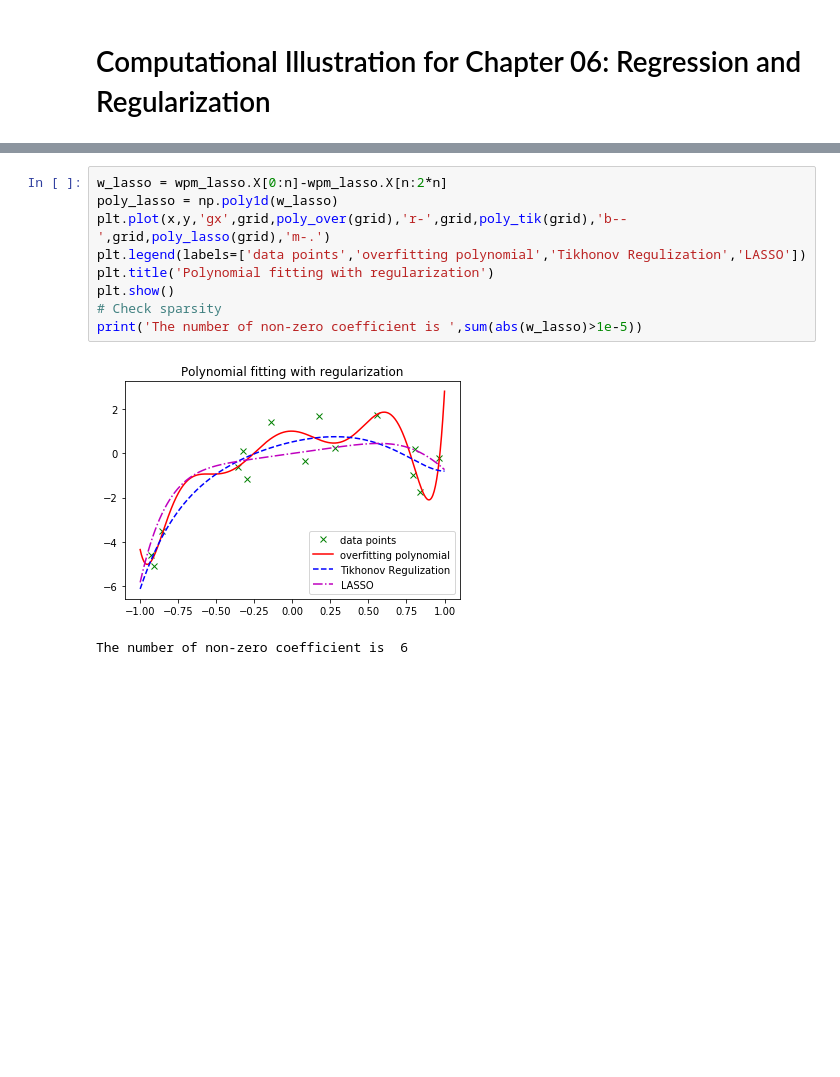
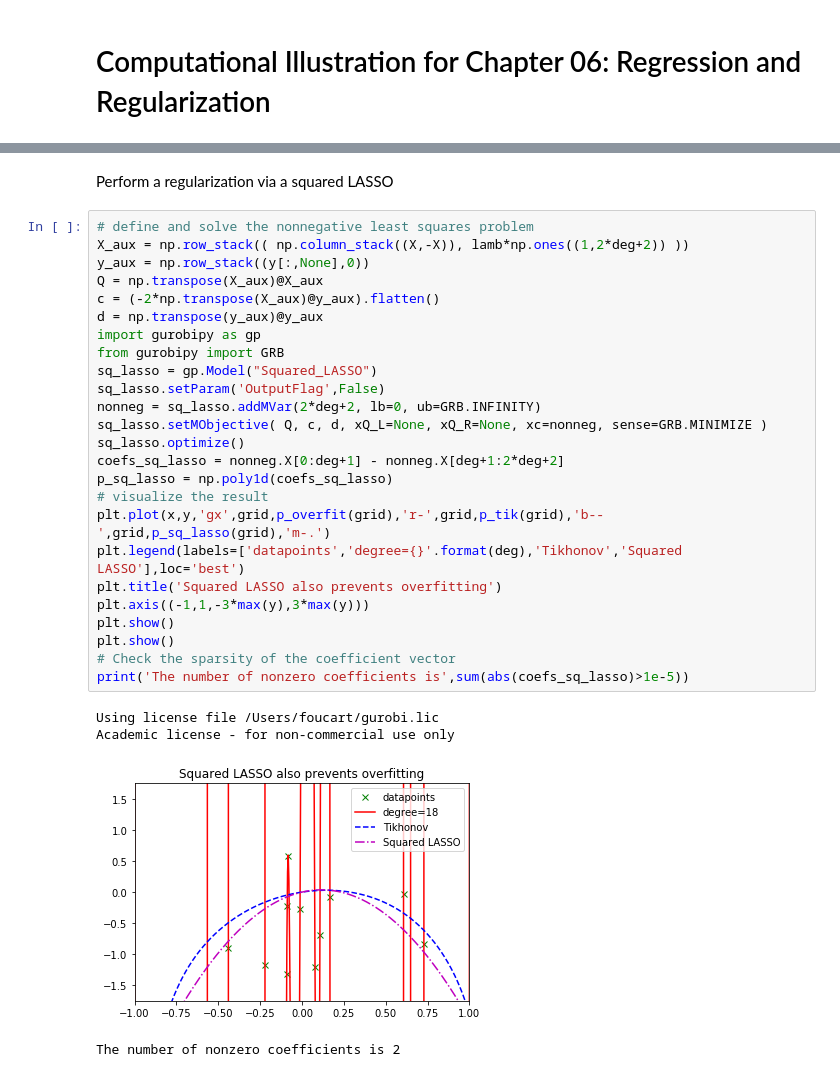
Before and after one commit to foucart/Mathematical_Pictures_at_a_Data_Science_Exhibition, a Jupyter notebook: Chapter06/Chapter06.ipynb, the cells around one changed output, grey strips where cells are left out. Cells and saved outputs as stored; diff of their text form; blank space fills up the shorter version.

```diff
--- a/Chapter06/Chapter06.ipynb
+++ b/Chapter06/Chapter06.ipynb
@@ -68,12 +53,32 @@ Using license file /Users/liaochunyang/gurobi.lic
-# %%
-w_lasso = wpm_lasso.X[0:n]-wpm_lasso.X[n:2*n]
-poly_lasso = np.poly1d(w_lasso)
-plt.plot(x,y,'gx',grid,poly_over(grid),'r-',grid,poly_tik(grid),'b--',grid,poly_lasso(grid),'m-.')
-plt.legend(labels=['data points','overfitting polynomial','Tikhonov Regulization','LASSO'])
-plt.title('Polynomial fitting with regularization')
-plt.show()
-# Check sparsity
-print('The number of non-zero coefficient is ',sum(abs(w_lasso)>1e-5))
-# %% [output]
-[figure, removed]
-The number of non-zero coefficient is  6
+# %% [markdown]
+Perform a regularization via a squared LASSO
+# %%
+# define and solve the nonnegative least squares problem
+X_aux = np.row_stack(( np.column_stack((X,-X)), lamb*np.ones((1,2*deg+2)) ))
+y_aux = np.row_stack((y[:,None],0))
+Q = np.transpose(X_aux)@X_aux
+c = (-2*np.transpose(X_aux)@y_aux).flatten()
+d = np.transpose(y_aux)@y_aux
+import gurobipy as gp
+from gurobipy import GRB
+sq_lasso = gp.Model("Squared_LASSO")
+sq_lasso.setParam('OutputFlag',False)
+nonneg = sq_lasso.addMVar(2*deg+2, lb=0, ub=GRB.INFINITY)
+sq_lasso.setMObjective( Q, c, d, xQ_L=None, xQ_R=None, xc=nonneg, sense=GRB.MINIMIZE )
+sq_lasso.optimize()
+coefs_sq_lasso = nonneg.X[0:deg+1] - nonneg.X[deg+1:2*deg+2]
+p_sq_lasso = np.poly1d(coefs_sq_lasso)
+# visualize the result
+plt.plot(x,y,'gx',grid,p_overfit(grid),'r-',grid,p_tik(grid),'b--',grid,p_sq_lasso(grid),'m-.')
+plt.legend(labels=['datapoints','degree={}'.format(deg),'Tikhonov','Squared LASSO'],loc='best')
+plt.title('Squared LASSO also prevents overfitting')
+plt.axis((-1,1,-3*max(y),3*max(y)))
+plt.show()
+plt.show()
+# Check the sparsity of the coefficient vector
+print('The number of nonzero coefficients is',sum(abs(coefs_sq_lasso)>1e-5))
+# %% [output]
+Using license file /Users/foucart/gurobi.lic
+Academic license - for non-commercial use only
+[figure, added]
+The number of nonzero coefficients is 2
```
Also changed, not shown: parts of 7 cells of this notebook.
